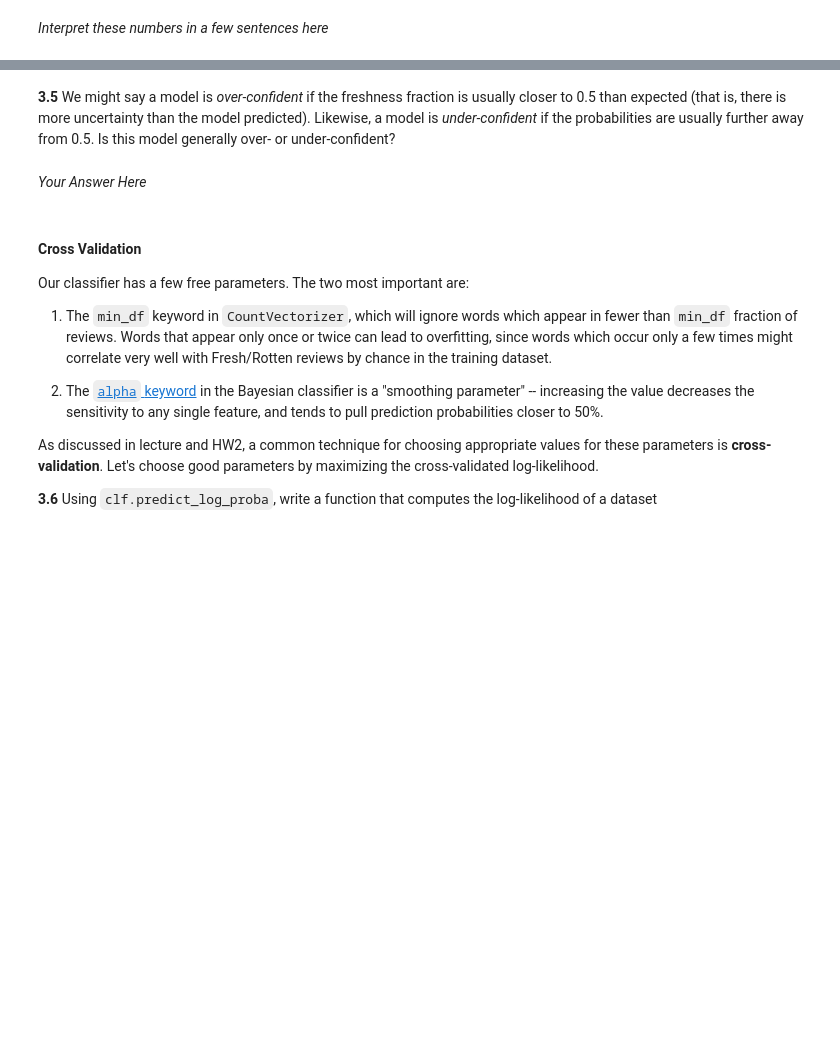
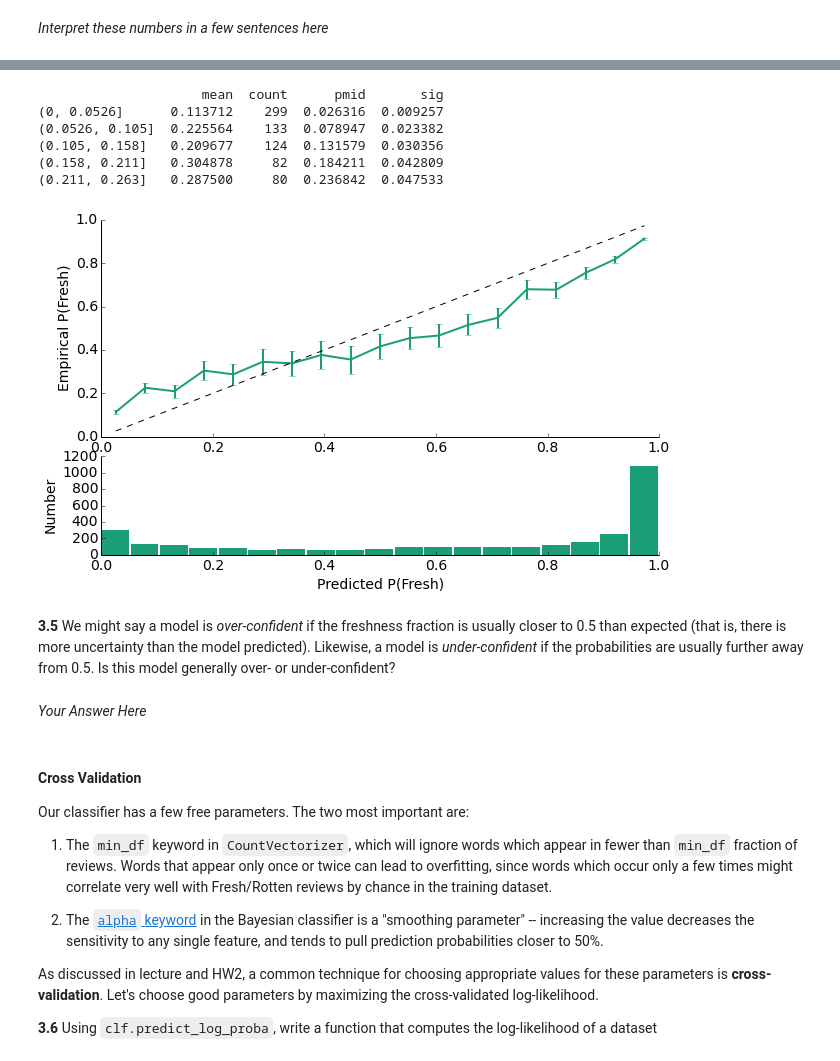
Before and after one commit to fahad623/cs109, a Jupyter notebook: content-original/HW3.ipynb, the cells around one changed output, grey strips where cells are left out. Drawn from its saved outputs; the diff is of its cells as text; code cells hidden in the pictures; blank space fills up the shorter version.

```diff
--- a/content-original/HW3.ipynb
+++ b/content-original/HW3.ipynb
@@ -663,5 +694,13 @@ Y : (Nexample) integer array
 # %%
-calibration_plot(clf, xtest, ytest)
+calibration_plot(clf, X_test, Y_test)
+# %% [output]
+                     mean  count      pmid       sig
+(0, 0.0526]      0.113712    299  0.026316  0.009257
+(0.0526, 0.105]  0.225564    133  0.078947  0.023382
+(0.105, 0.158]   0.209677    124  0.131579  0.030356
+(0.158, 0.211]   0.304878     82  0.184211  0.042809
+(0.211, 0.263]   0.287500     80  0.236842  0.047533
+[figure, added]
 # %% [markdown]
 **3.5** We might say a model is *over-confident* if the freshness fraction is usually closer to 0.5 than expected (that is, there is more uncertainty than the model predicted). Likewise, a model is *under-confident* if the probabilities are usually further away from 0.5. Is this model generally over- or under-confident?
 # %% [markdown]
```
Also changed, not shown: parts of 8 cells of this notebook, 3 other files.
